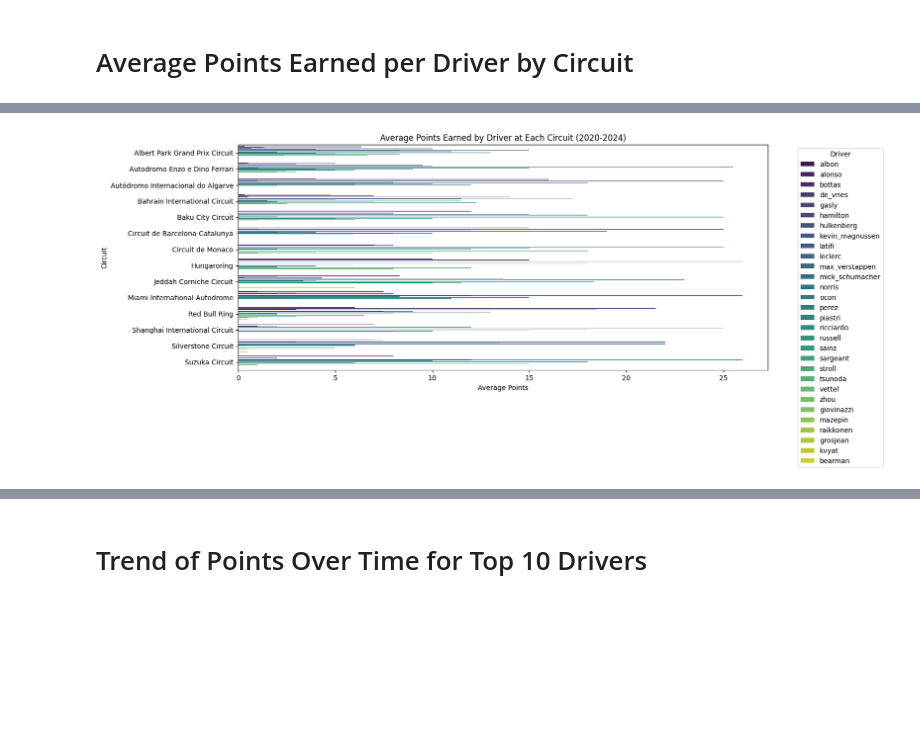
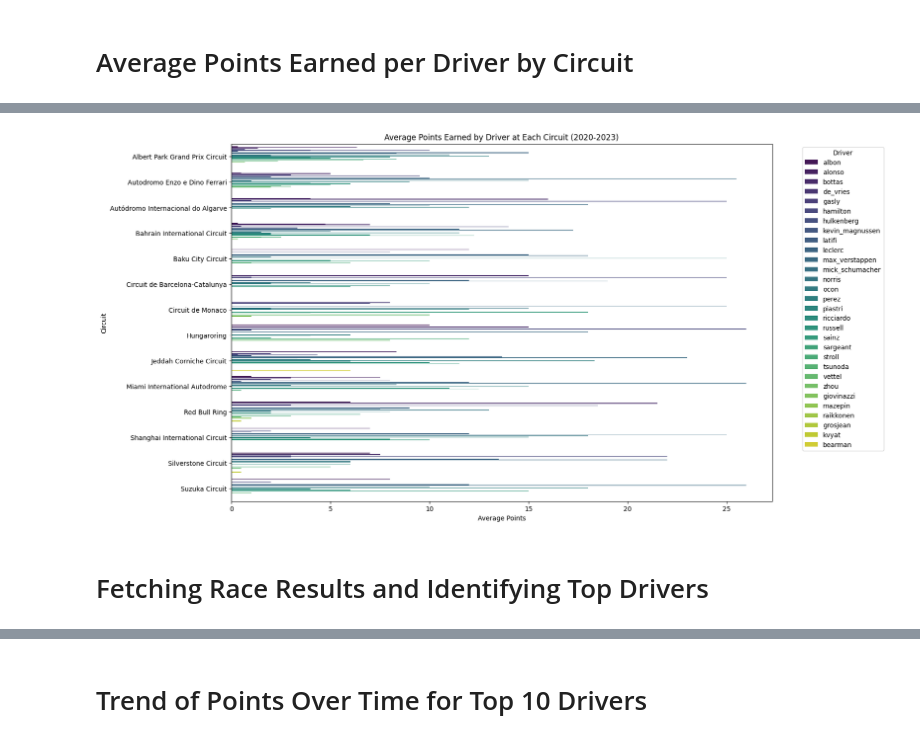
Before and after one commit to blancosss21/F1-Driver-Performance-Analysis, a Jupyter notebook: F1_Driver_Performance_Complete_Analysis_ipynb.ipynb, the cells around one changed output, grey strips where cells are left out. Drawn from its saved outputs; the diff is of its cells as text; code cells hidden in the pictures; blank space fills up the shorter version.

```diff
--- a/F1_Driver_Performance_Complete_Analysis_ipynb.ipynb
+++ b/F1_Driver_Performance_Complete_Analysis_ipynb.ipynb
@@ -341,13 +396,15 @@ plt.show()
 # %%
 # Average Points Earned per Driver by Circuit
 driver_circuit_performance = df.groupby(['circuitName', 'driverId'])['points'].mean().reset_index()
 
-plt.figure(figsize=(14, 6))
+plt.figure(figsize=(15, 10))
 sns.barplot(x='points', y='circuitName', hue='driverId', data=driver_circuit_performance, palette='viridis')
-plt.title('Average Points Earned by Driver at Each Circuit (2020-2024)')
+plt.title('Average Points Earned by Driver at Each Circuit (2020-2023)')
 plt.xlabel('Average Points')
 plt.ylabel('Circuit')
 plt.legend(title='Driver', bbox_to_anchor=(1.05, 1), loc='upper left')
 plt.show()
 # %% [output]
-[figure, old version]
+[figure, new version]
+# %% [markdown]
+# Fetching Race Results and Identifying Top Drivers
```
Also changed, not shown: parts of 21 cells of this notebook.
